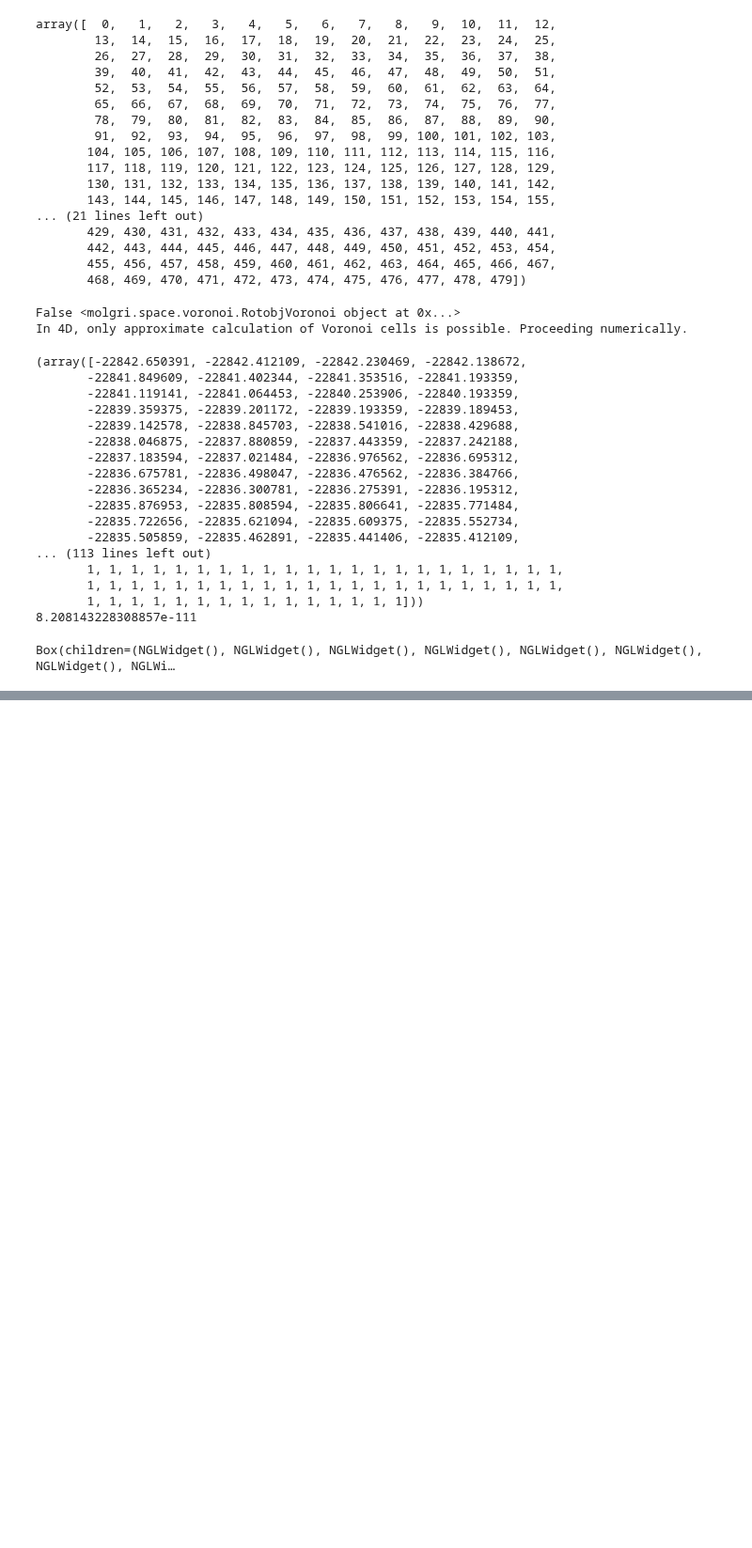
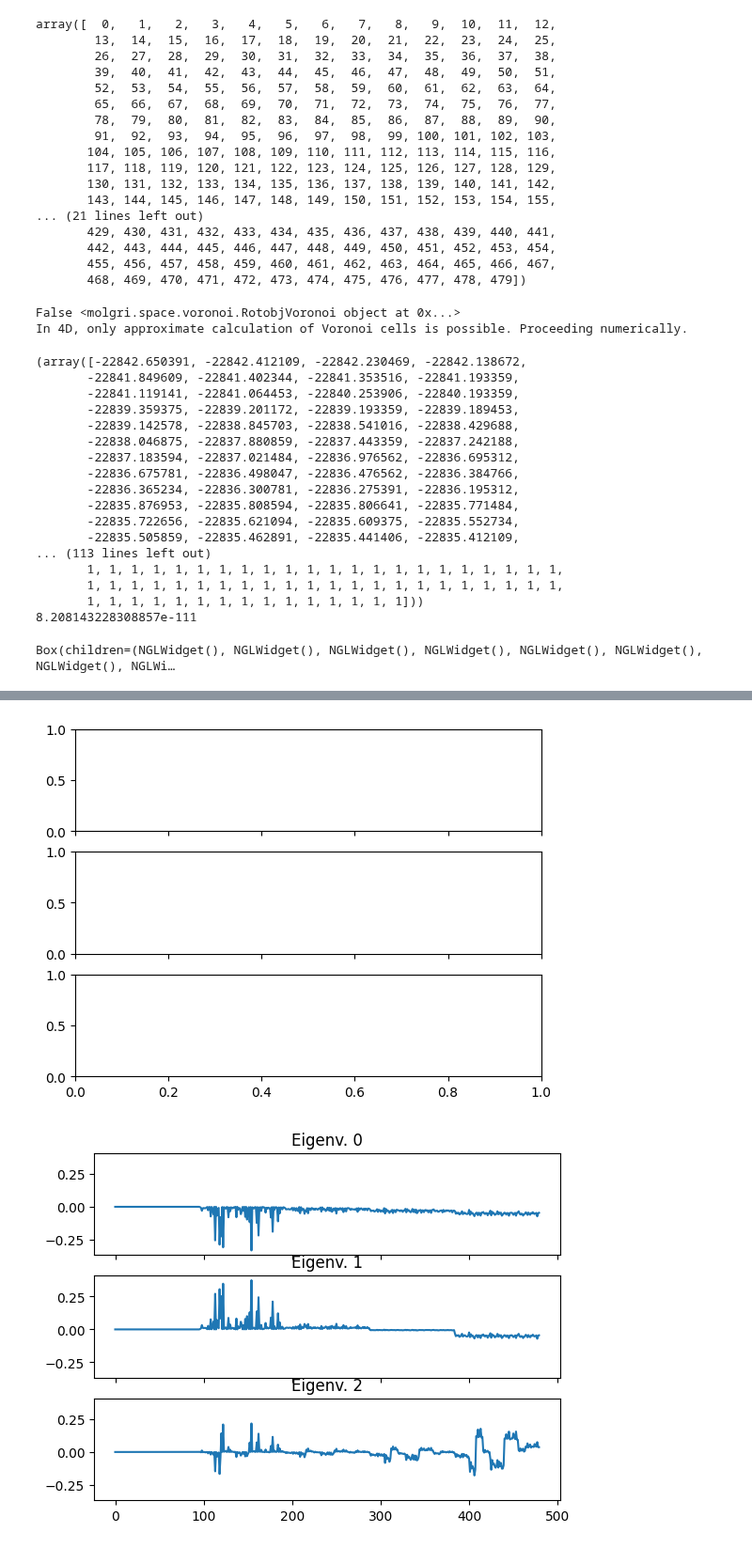
Before and after one commit to bkellerlab/molecularRotationalGrids, a Jupyter notebook: jupyter/FullGrid assignment and transition matrices.ipynb, the cells around one changed output, grey strips where cells are left out. Shown at 94% size. Cells and saved outputs as stored; diff of their text form; code cells hidden in the pictures; blank space fills up the shorter version.

```diff
--- a/jupyter/FullGrid assignment and transition matrices.ipynb
+++ b/jupyter/FullGrid assignment and transition matrices.ipynb
@@ -389,0 +392,8 @@ plt.show()
+# %%
+fig, ax = plt.subplots(3, sharex=True, sharey=True)
+for i in range(3):
+    tp.plot_one_eigenvector_flat(i, save=False, fig=fig, ax=ax[i])
+plt.show()
+# %% [output]
+[figure, added]
+[figure, added]
```
Also changed, not shown: parts of 1 cell of this notebook, 1 other file.
